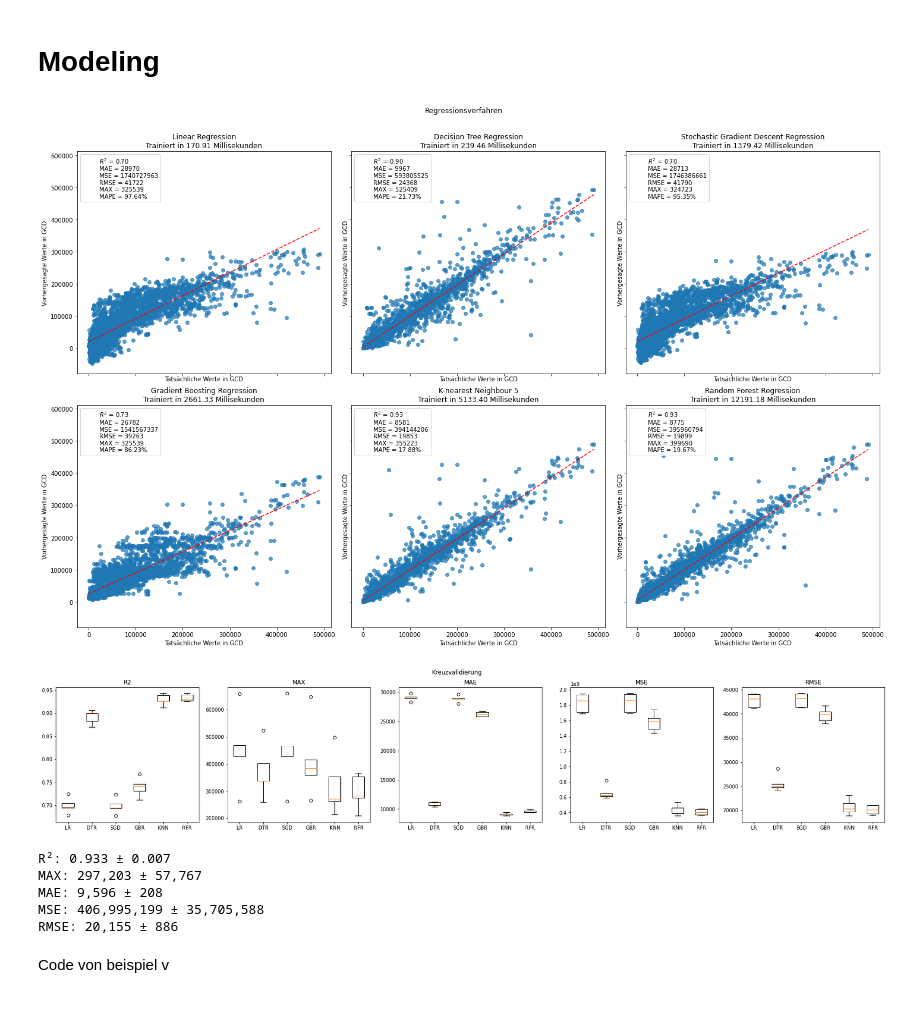
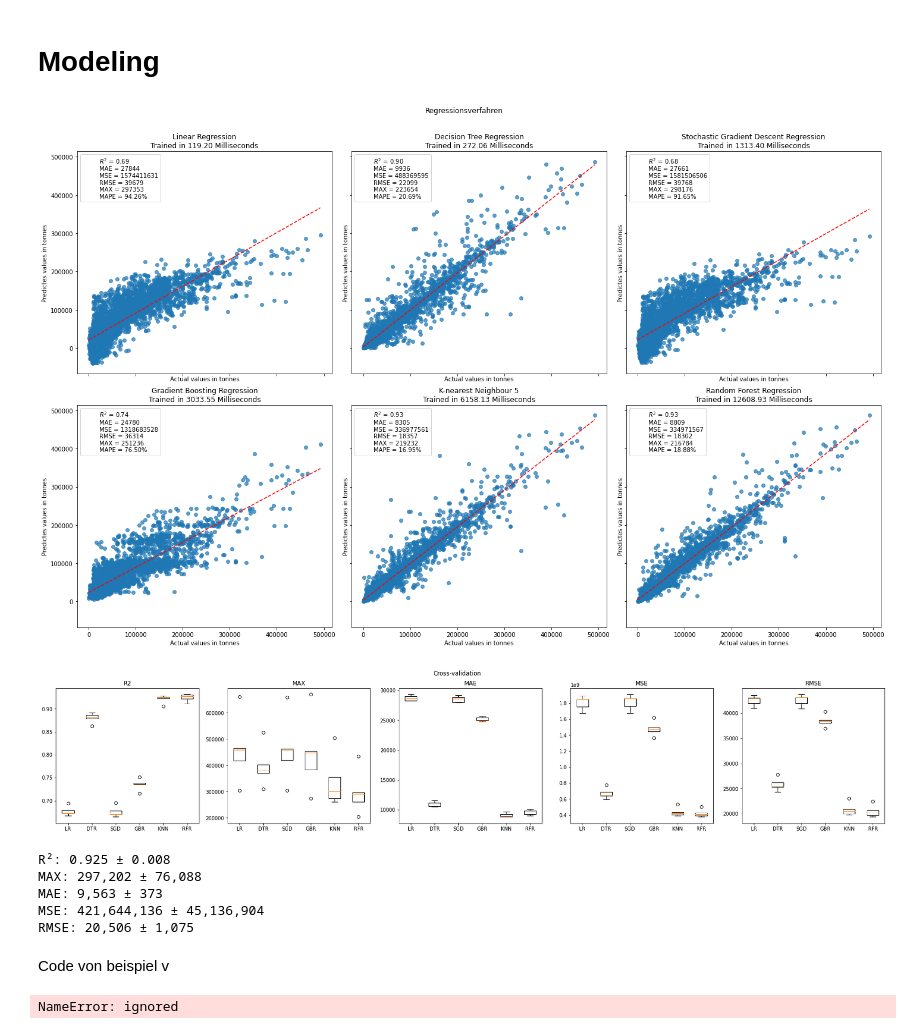
Before and after one commit to Drinkler/Yield-Prediction, a Jupyter notebook: Yield_Prediction.ipynb, the cells around one changed output. Drawn from its saved outputs; the diff is of its cells as text; code cells hidden in the pictures.

```diff
--- a/Yield_Prediction.ipynb
+++ b/Yield_Prediction.ipynb
@@ -615,7 +615,7 @@ X = data.drop('Yield (hg/ha)', axis=1)
 z_scores = stats.zscore(X)
 abs_z_scores = np.abs(z_scores)
 
-filtered_entries = (abs_z_scores < 20).all(axis=1)
+filtered_entries = (abs_z_scores < 15).all(axis=1)
 X = X[filtered_entries]
 
 X.insert(len(X.columns), 'Yield (hg/ha)', y)
@@ -688,9 +672,9 @@ def plot_regression_results(ax, y_test, y_pred, title, estimated_time, scores):
                           edgecolor='none', linewidth=0)
   ax.legend([extra], [scores], loc='upper left')
 
-  ax.set_xlabel('Tatsächliche Werte in GCD')
-  ax.set_ylabel('Vorhergesagte Werte in GCD')
-  ax.set_title('{}\nTrainiert in {:.2f} Millisekunden'.format(name, estimated_time*1000))
+  ax.set_xlabel('Actual values in tonnes')
+  ax.set_ylabel('Predictes values in tonnes')
+  ax.set_title('{}\nTrained in {:.2f} Milliseconds'.format(name, estimated_time*1000))
 # %%
 from sklearn.metrics import mean_squared_error, r2_score, mean_absolute_error, max_error
 from sklearn.ensemble import GradientBoostingRegressor, RandomForestRegressor
@@ -751,7 +735,7 @@ plt.tight_layout()
 plt.subplots_adjust(top=0.9)
 plt.show()
 # %% [output]
-[figure, old version]
+[figure, new version]
 # %%
 r2_values = []
 max_error_values = []
@@ -763,47 +747,49 @@ for name, est in estimators:
   # Kreuzvalidierung
   score = cross_validate(est, X_train, y_train, cv=5,
                          scoring=['r2', 'max_error', 'neg_mean_absolute_error', 'neg_mean_squared_error', 'neg_root_mean_squared_error'],
                          n_jobs=-1)
 
   # Abspeichern der Werte
   r2_values.append(score['test_r2'])
   max_error_values.append(-score['test_max_error'])
   neg_mean_absolute_error_values.append(-score['test_neg_mean_absolute_error'])
   neg_mean_squared_error_values.append(-score['test_neg_mean_squared_error'])
   neg_root_mean_squared_error_values.append(-score['test_neg_root_mean_squared_error'])
 
 # Plotten der Werte
 fig, axs = plt.subplots(nrows=1, ncols=5, figsize=(30, 5))
 
 names = ['LR', 'DTR', 'SGD', 'GBR', 'KNN', 'RFR']
 
 axs[0].boxplot(r2_values, labels=names)
 axs[0].set_title('R2')
 axs[1].boxplot(max_error_values, labels=names)
 axs[1].set_title('MAX')
 axs[2].boxplot(neg_mean_absolute_error_values, labels=names)
 axs[2].set_title('MAE')
 axs[3].boxplot(neg_mean_squared_error_values, labels=names)
 axs[3].set_title('MSE')
 axs[4].boxplot(neg_root_mean_squared_error_values, labels=names)
 axs[4].set_title('RMSE')
 
-plt.suptitle('Kreuzvalidierung')
+plt.suptitle('Cross-validation')
 plt.show()
 # %% [output]
-[figure, old version]
+[figure, new version]
 # %%
-print(u'R²: {:.3f} \u00B1 {:.3f}'.format(np.mean(r2_values[5]), np.std(r2_values[5])))
-print(u'MAX: {:,.0f} \u00B1 {:,.0f}'.format(np.mean(max_error_values[5]), np.std(max_error_values[5])))
-print(u'MAE: {:,.0f} \u00B1 {:,.0f}'.format(np.mean(neg_mean_absolute_error_values[5]), np.std(neg_mean_absolute_error_values[5])))
-print(u'MSE: {:,.0f} \u00B1 {:,.0f}'.format(np.mean(neg_mean_squared_error_values[5]), np.std(neg_mean_squared_error_values[5])))
-print(u'RMSE: {:,.0f} \u00B1 {:,.0f}'.format(np.mean(neg_root_mean_squared_error_values[5]), np.std(neg_root_mean_squared_error_values[5])))
+regression = 5
+
+print(u'R²: {:.3f} \u00B1 {:.3f}'.format(np.mean(r2_values[regression]), np.std(r2_values[regression])))
+print(u'MAX: {:,.0f} \u00B1 {:,.0f}'.format(np.mean(max_error_values[regression]), np.std(max_error_values[regression])))
+print(u'MAE: {:,.0f} \u00B1 {:,.0f}'.format(np.mean(neg_mean_absolute_error_values[regression]), np.std(neg_mean_absolute_error_values[regression])))
+print(u'MSE: {:,.0f} \u00B1 {:,.0f}'.format(np.mean(neg_mean_squared_error_values[regression]), np.std(neg_mean_squared_error_values[regression])))
+print(u'RMSE: {:,.0f} \u00B1 {:,.0f}'.format(np.mean(neg_root_mean_squared_error_values[regression]), np.std(neg_root_mean_squared_error_values[regression])))
 # %% [output]
-R²: 0.933 ± 0.007
-MAX: 297,203 ± 57,767
-MAE: 9,596 ± 208
-MSE: 406,995,199 ± 35,705,588
-RMSE: 20,155 ± 886
+R²: 0.925 ± 0.008
+MAX: 297,202 ± 76,088
+MAE: 9,563 ± 373
+MSE: 421,644,136 ± 45,136,904
+RMSE: 20,506 ± 1,075
 # %% [markdown]
 Code von beispiel v
 # %%
@@ -828,5 +814,7 @@ models = [
 ]
 # %%
 model_train=list(map(compare_models,models))
+# %% [output]
+NameError: ignored
 # %%
 print(*model_train, sep = "\n")
```
Also changed, not shown: parts of 12 cells of this notebook.
